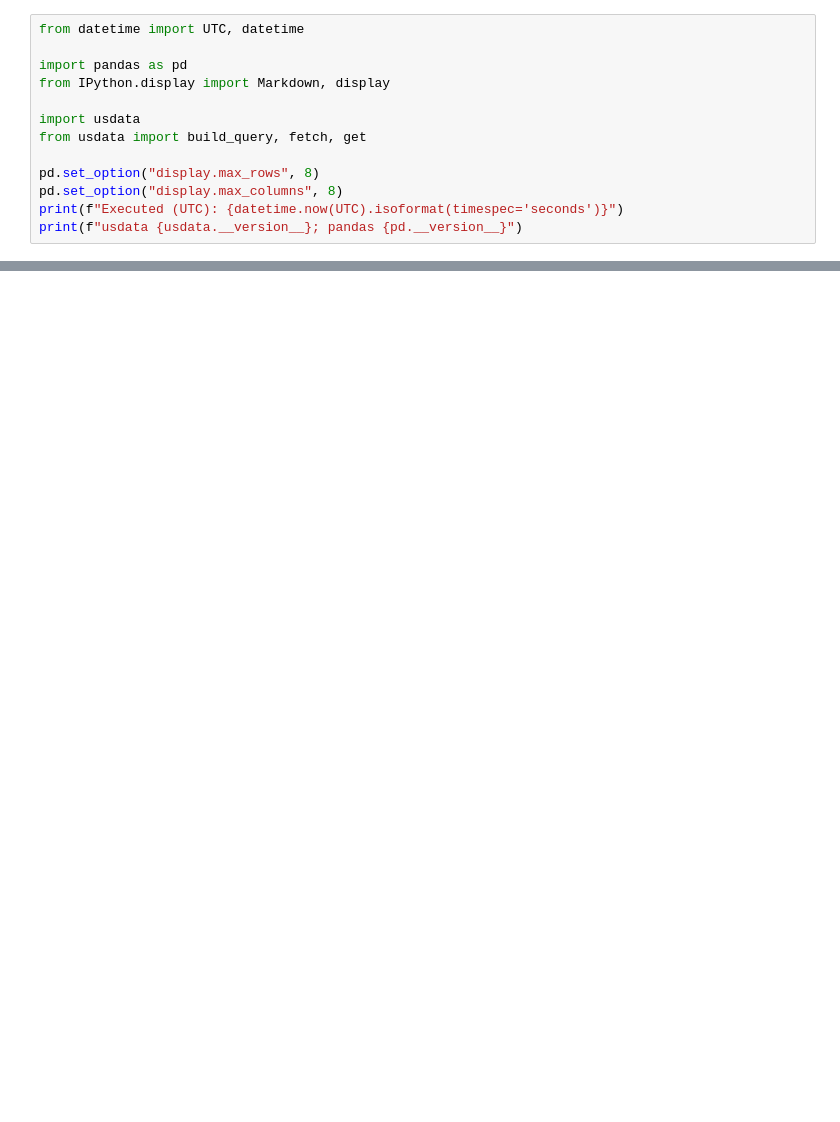
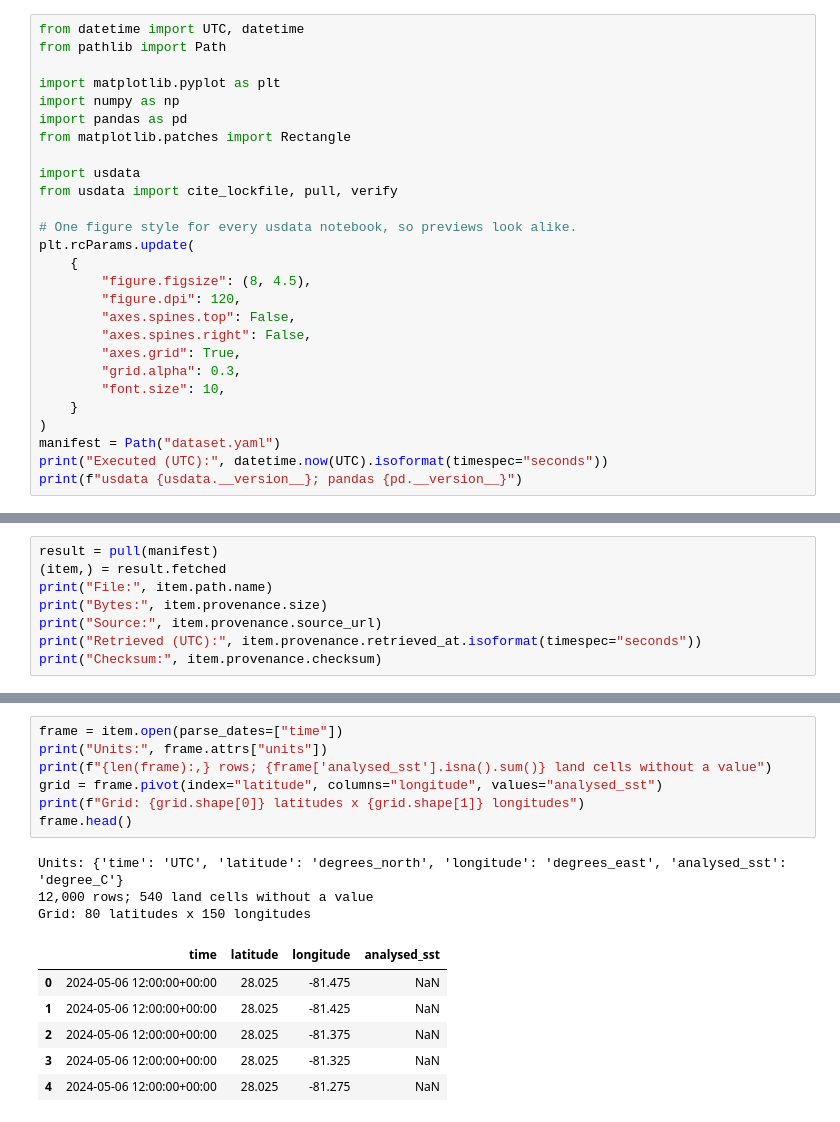
Before and after one commit to jakeryderv/usdata, a Jupyter notebook: examples/datasets/noaa-coastwatch-sst/noaa-coastwatch-sst.ipynb, the cells around one changed output, grey strips where cells are left out. Saved outputs shown, nothing was run; the diff lists cells and outputs as text; blank space fills up the shorter version.

Commit message:
docs: Sea-surface temperature walkthrough notebook (#322)

```diff
--- a/examples/datasets/noaa-coastwatch-sst/noaa-coastwatch-sst.ipynb
+++ b/examples/datasets/noaa-coastwatch-sst/noaa-coastwatch-sst.ipynb
@@ -13,14 +16,28 @@ See [examples setup](https://usdata.dev/studies/) for the optional environment a
 # %%
 from datetime import UTC, datetime
+from pathlib import Path
 
+import matplotlib.pyplot as plt
+import numpy as np
 import pandas as pd
-from IPython.display import Markdown, display
+from matplotlib.patches import Rectangle
 
 import usdata
-from usdata import build_query, fetch, get
+from usdata import cite_lockfile, pull, verify
 
-pd.set_option("display.max_rows", 8)
-pd.set_option("display.max_columns", 8)
-print(f"Executed (UTC): {datetime.now(UTC).isoformat(timespec='seconds')}")
+# One figure style for every usdata notebook, so previews look alike.
+plt.rcParams.update(
+    {
+        "figure.figsize": (8, 4.5),
+        "figure.dpi": 120,
+        "axes.spines.top": False,
+        "axes.spines.right": False,
+        "axes.grid": True,
+        "grid.alpha": 0.3,
+        "font.size": 10,
+    }
+)
+manifest = Path("dataset.yaml")
+print("Executed (UTC):", datetime.now(UTC).isoformat(timespec="seconds"))
 print(f"usdata {usdata.__version__}; pandas {pd.__version__}")
 # %% [output]
@@ -140,0 +74,8 @@ Same checksum: True
+# %%
+result = pull(manifest)
+(item,) = result.fetched
+print("File:", item.path.name)
+print("Bytes:", item.provenance.size)
+print("Source:", item.provenance.source_url)
+print("Retrieved (UTC):", item.provenance.retrieved_at.isoformat(timespec="seconds"))
+print("Checksum:", item.provenance.checksum)
@@ -140,0 +98,17 @@ Same checksum: True
+# %%
+frame = item.open(parse_dates=["time"])
+print("Units:", frame.attrs["units"])
+print(f"{len(frame):,} rows; {frame['analysed_sst'].isna().sum()} land cells without a value")
+grid = frame.pivot(index="latitude", columns="longitude", values="analysed_sst")
+print(f"Grid: {grid.shape[0]} latitudes x {grid.shape[1]} longitudes")
+frame.head()
+# %% [output]
+Units: {'time': 'UTC', 'latitude': 'degrees_north', 'longitude': 'degrees_east', 'analysed_sst': 'degree_C'}
+12,000 rows; 540 land cells without a value
+Grid: 80 latitudes x 150 longitudes
+|  | time | latitude | longitude | analysed_sst |
+| 0 | 2024-05-06 12:00:00+00:00 | 28.025 | -81.475 | NaN |
+| 1 | 2024-05-06 12:00:00+00:00 | 28.025 | -81.425 | NaN |
+| 2 | 2024-05-06 12:00:00+00:00 | 28.025 | -81.375 | NaN |
+| 3 | 2024-05-06 12:00:00+00:00 | 28.025 | -81.325 | NaN |
+| 4 | 2024-05-06 12:00:00+00:00 | 28.025 | -81.275 | NaN |
```
Also changed, not shown: parts of 25 cells of this notebook, 6 other files.
